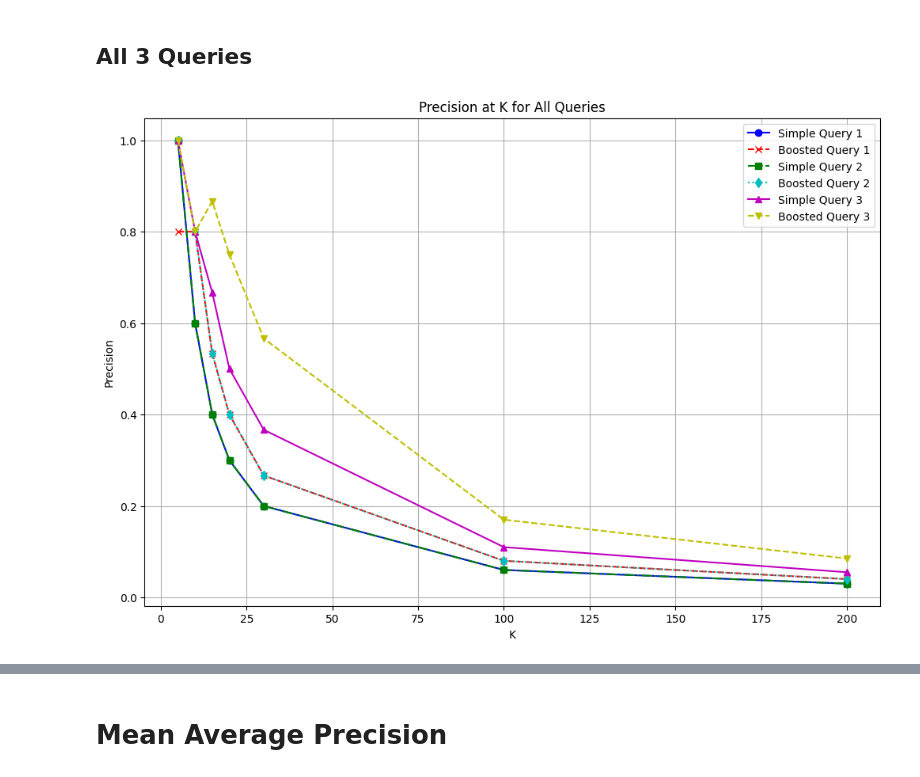
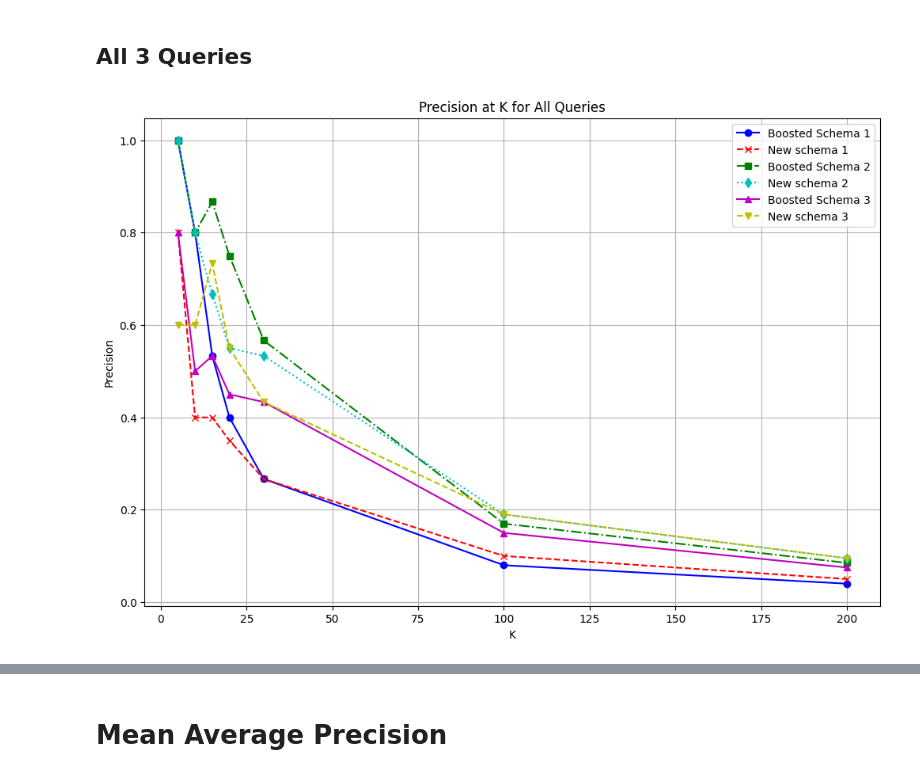
Before and after one commit to vasco-oliv/PRI_T08_G82, a Jupyter notebook: backend/Data_Preparation/evaluation.ipynb, the cells around one changed output, grey strips where cells are left out. Drawn from its saved outputs; the diff is of its cells as text; code cells hidden in the pictures.

```diff
--- a/backend/Data_Preparation/evaluation.ipynb
+++ b/backend/Data_Preparation/evaluation.ipynb
@@ -103,69 +129,77 @@ plot_2line('Precision at K for Query 3', simple3[2][:7], simple3[3][:7], boosted
 ## All 3 Queries
 # %%
 import csv
+
+b2 = read_evaluation_file('../config/evaluation_sys2_boosted.txt')
+b3 = read_evaluation_file('../config/evaluation_sys3_boosted.txt')
+b4 = read_evaluation_file('../config/evaluation_sys4_boosted.txt')
+
+n2 = read_evaluation_file('../config/evaluation_sys2.txt')
+n3 = read_evaluation_file('../config/evaluation_sys3.txt')
+n4 = read_evaluation_file('../config/evaluation_sys4_semantic.txt')
 
 def plot_6line(title, columns1, rows1, columns2, rows2, columns3, rows3, columns4, rows4, columns5, rows5, columns6, rows6, label1='Curve 1', label2='Curve 2', label3='Curve 3', label4='Curve 4', label5='Curve 5', label6='Curve 6', x_axis='X', y_axis='Y'):
     plt.figure(figsize=(12, 8))
     plt.plot(columns1[:7], rows1[:7], marker='o', linestyle='-', color='b', label=label1)
     plt.plot(columns2[:7], rows2[:7], marker='x', linestyle='--', color='r', label=label2)
     plt.plot(columns3[:7], rows3[:7], marker='s', linestyle='-.', color='g', label=label3)
     plt.plot(columns4[:7], rows4[:7], marker='d', linestyle=':', color='c', label=label4)
     plt.plot(columns5[:7], rows5[:7], marker='^', linestyle='-', color='m', label=label5)
     plt.plot(columns6[:7], rows6[:7], marker='v', linestyle='--', color='y', label=label6)
     plt.xlabel(x_axis)
     plt.ylabel(y_axis)
     plt.title(title)
     plt.legend()
     plt.grid(True)
     plt.show()
 
 plot_6line('Precision at K for All Queries',
-               simple1[2], simple1[3],
-               boosted1[2], boosted1[3],
-               simple2[2], simple2[3],
-               boosted2[2], boosted2[3],
-               simple3[2], simple3[3],
-               boosted3[2], boosted3[3],
-               'Simple Query 1', 'Boosted Query 1',
-               'Simple Query 2', 'Boosted Query 2',
-               'Simple Query 3', 'Boosted Query 3',
+               b2[2], b2[3],
+               n2[2], n2[3],
+               b3[2], b3[3],
+               n3[2], n3[3],
+               b4[2], b4[3],
+               n4[2], n4[3],
+               'Boosted Schema 1', 'New schema 1',
+               'Boosted Schema 2', 'New schema 2',
+               'Boosted Schema 3', 'New schema 3',
                'K', 'Precision')
 
-# Prepare the data for CSV
-csv_data = [
-    ['K'] + simple1[2][:7],
-    ['Simple Query 1'] + simple1[3][:7],
-    ['Boosted Query 1'] + boosted1[3][:7],
-    ['Simple Query 2'] + simple2[3][:7],
-    ['Boosted Query 2'] + boosted2[3][:7],
-    ['Simple Query 3'] + simple3[3][:7],
-    ['Boosted Query 3'] + boosted3[3][:7]
-]
-# Create a DataFrame for the CSV data
-df_csv = pd.DataFrame(csv_data[1:], columns=csv_data[0])
+# # Prepare the data for CSV
+# csv_data = [
+#     ['K'] + simple1[2][:7],
+#     ['Simple Query 1'] + simple1[3][:7],
+#     ['Boosted Query 1'] + boosted1[3][:7],
+#     ['Simple Query 2'] + simple2[3][:7],
+#     ['Boosted Query 2'] + boosted2[3][:7],
+#     ['Simple Query 3'] + simple3[3][:7],
+#     ['Boosted Query 3'] + boosted3[3][:7]
+# ]
+# # Create a DataFrame for the CSV data
+# df_csv = pd.DataFrame(csv_data[1:], columns=csv_data[0])
 
-# Plot the table
-fig, ax = plt.subplots(figsize=(10, 4))  # set size frame
-ax.axis('tight')
-ax.axis('off')
-table = ax.table(cellText=df_csv.values, colLabels=df_csv.columns, cellLoc='center', loc='center')
+# # Plot the table
+# fig, ax = plt.subplots(figsize=(10, 4))  # set size frame
+# ax.axis('tight')
+# ax.axis('off')
+# table = ax.table(cellText=df_csv.values, colLabels=df_csv.columns, cellLoc='center', loc='center')
 
-# Style the table
-table.auto_set_font_size(False)
-table.set_fontsize(10)
-table.scale(1.2, 1.2)
+# # Style the table
+# table.auto_set_font_size(False)
+# table.set_fontsize(10)
+# table.scale(1.2, 1.2)
 
-# Set table header style
-for key, cell in table.get_celld().items():
-    if key[0] == 0:
-        cell.set_text_props(weight='bold', color='white')
-        cell.set_facecolor('#40466e')
-    else:
-        cell.set_facecolor('#f1f1f2')
+# # Set table header style
+# for key, cell in table.get_celld().items():
+#     if key[0] == 0:
+#         cell.set_text_props(weight='bold', color='white')
+#         cell.set_facecolor('#40466e')
+#     else:
+#         cell.set_facecolor('#f1f1f2')
 
-plt.title('Precision at K for All Queries')
-plt.show()
+# plt.title('Precision at K for All Queries')
+# plt.show()
 
-print(csv_data)
+# print(csv_data)
 # %% [output]
-[figure, old version]
+[figure, new version]
```
Also changed, not shown: parts of 19 cells of this notebook, 15 other files.
